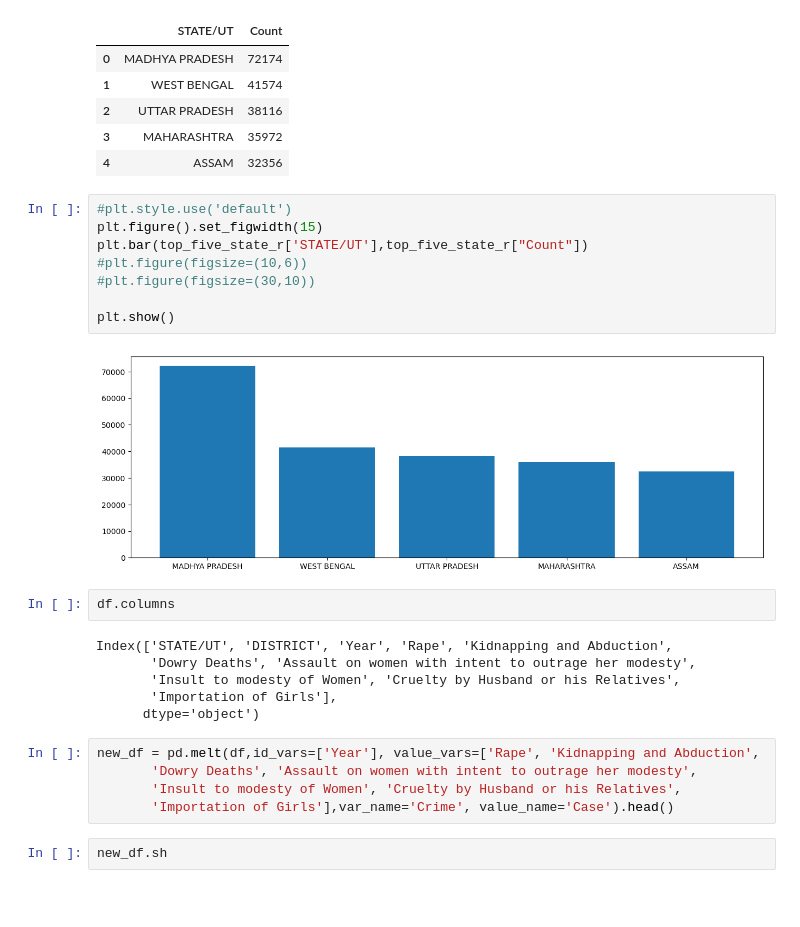
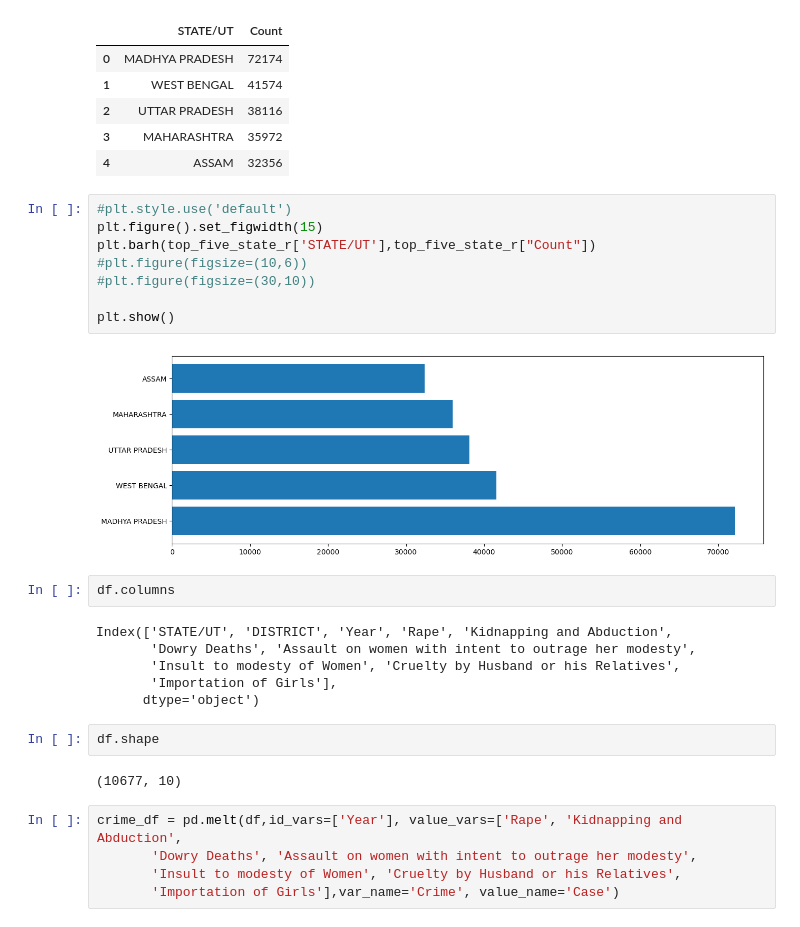
Before and after one commit to ramashish786/Analysis-of-Crime-Against-Women, a Jupyter notebook: Crime Against Women in India Visualisation.ipynb, the cells around one changed output. Saved outputs shown, nothing was run; the diff lists cells and outputs as text; blank space fills up the shorter version.

```diff
--- a/Crime Against Women in India Visualisation.ipynb
+++ b/Crime Against Women in India Visualisation.ipynb
@@ -144,13 +144,13 @@ top_five_state_r
 # %%
 #plt.style.use('default')
 plt.figure().set_figwidth(15)
-plt.bar(top_five_state_r['STATE/UT'],top_five_state_r["Count"])
+plt.barh(top_five_state_r['STATE/UT'],top_five_state_r["Count"])
 #plt.figure(figsize=(10,6))
 #plt.figure(figsize=(30,10))
 
 plt.show()
 # %% [output]
-[figure, old version]
+[figure, new version]
 # %%
 df.columns
 # %% [output]
@@ -159,10 +159,12 @@ Index(['STATE/UT', 'DISTRICT', 'Year', 'Rape', 'Kidnapping and Abduction',
        'Insult to modesty of Women', 'Cruelty by Husband or his Relatives',
        'Importation of Girls'],
       dtype='object')
+# %%
+df.shape
+# %% [output]
+(10677, 10)
 # %%
-new_df = pd.melt(df,id_vars=['Year'], value_vars=['Rape', 'Kidnapping and Abduction',
+crime_df = pd.melt(df,id_vars=['Year'], value_vars=['Rape', 'Kidnapping and Abduction',
        'Dowry Deaths', 'Assault on women with intent to outrage her modesty',
        'Insult to modesty of Women', 'Cruelty by Husband or his Relatives',
-       'Importation of Girls'],var_name='Crime', value_name='Case').head()
+       'Importation of Girls'],var_name='Crime', value_name='Case')
-# %%
-new_df.sh
```
Also changed, not shown: parts of 7 cells of this notebook.
